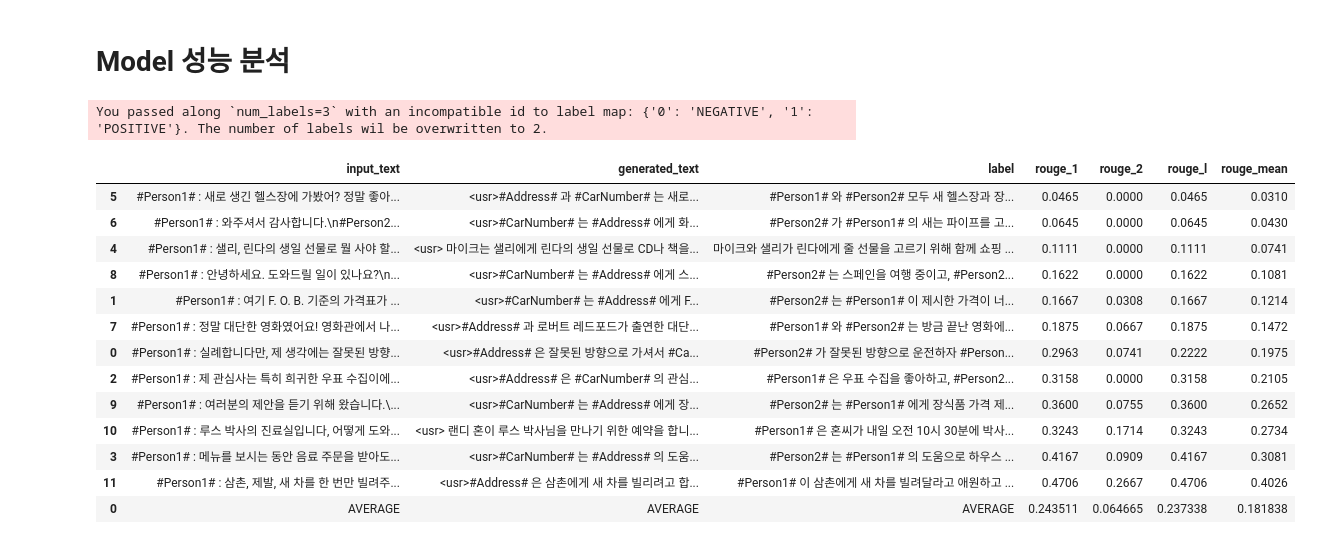
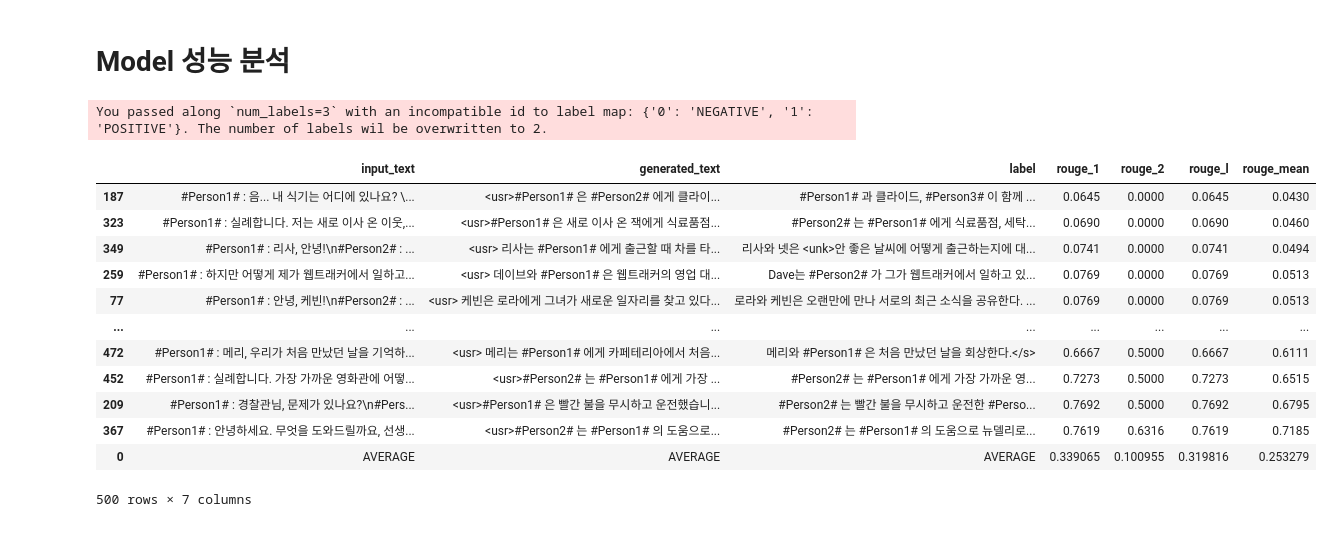
Before and after one commit to UpstageAILab3/upstage-nlp-summarization-nlp2-pub, a Jupyter notebook: main.ipynb, the cells around one changed output. Saved outputs shown, nothing was run; the diff lists cells and outputs as text; code cells hidden in the pictures.

```diff
--- a/main.ipynb
+++ b/main.ipynb
@@ -28,10 +28,11 @@ with open('/root/upstage-nlp-summarization-nlp2/config.yaml', "r") as file:
 
 # Model & Tokenizer
 model_instance = Model(config, device)
-model = model_instance.getModel()
-tokenizer = model_instance.getTokenizer()
+
+tokenizer = model_instance.getT5Tokenizer()
+model = model_instance.getT5Model(tokenizer)
 
 # dataset
-train_dataset = TrainValidDataset(config, tokenizer, is_train=True)
-val_dataset = TrainValidDataset(config, tokenizer, is_train=False)
-test_dataset = TestDataset(config, tokenizer)
+train_dataset = T5TrainValidDataset(config, tokenizer, is_train=True)
+val_dataset = T5TrainValidDataset(config, tokenizer, is_train=False)
+test_dataset = T5TestDataset(config, tokenizer)
@@ -109,22 +89,22 @@ model_path = '/root/upstage-nlp-summarization-nlp2/results/checkpoint-2340'
 # %%
+model_path = '/root/upstage-nlp-summarization-nlp2/results/checkpoint-2337'
 model_analyze = ModelAnalyze(config, tokenizer, device)
-result_df = model_analyze.get_result(valid_dataset, model_path)
+result_df = model_analyze.get_result(val_dataset, model_path)
 result_df
 # %% [output]
 You passed along `num_labels=3` with an incompatible id to label map: {'0': 'NEGATIVE', '1': 'POSITIVE'}. The number of labels wil be overwritten to 2.
 |  | input_text | generated_text | label | rouge_1 | rouge_2 | rouge_l | rouge_mean |
-| 5 | #Person1# : 새로 생긴 헬스장에 가봤어? 정말 좋아... | <usr>#Address# 과 #CarNumber# 는 새로... | #Person1# 와 #Person2# 모두 새 헬스장과 장... | 0.0465 | 0.0000 | 0.0465 | 0.0310 |
-| 6 | #Person1# : 와주셔서 감사합니다.\n#Person2... | <usr>#CarNumber# 는 #Address# 에게 화... | #Person2# 가 #Person1# 의 새는 파이프를 고... | 0.0645 | 0.0000 | 0.0645 | 0.0430 |
-| 4 | #Person1# : 샐리, 린다의 생일 선물로 뭘 사야 할... | <usr> 마이크는 샐리에게 린다의 생일 선물로 CD나 책을... | 마이크와 샐리가 린다에게 줄 선물을 고르기 위해 함께 쇼핑 ... | 0.1111 | 0.0000 | 0.1111 | 0.0741 |
-| 8 | #Person1# : 안녕하세요. 도와드릴 일이 있나요?\n... | <usr>#CarNumber# 는 #Address# 에게 스... | #Person2# 는 스페인을 여행 중이고, #Person2... | 0.1622 | 0.0000 | 0.1622 | 0.1081 |
-| 1 | #Person1# : 여기 F. O. B. 기준의 가격표가 ... | <usr>#CarNumber# 는 #Address# 에게 F... | #Person2# 는 #Person1# 이 제시한 가격이 너... | 0.1667 | 0.0308 | 0.1667 | 0.1214 |
-| 7 | #Person1# : 정말 대단한 영화였어요! 영화관에서 나... | <usr>#Address# 과 로버트 레드포드가 출연한 대단... | #Person1# 와 #Person2# 는 방금 끝난 영화에... | 0.1875 | 0.0667 | 0.1875 | 0.1472 |
-| 0 | #Person1# : 실례합니다만, 제 생각에는 잘못된 방향... | <usr>#Address# 은 잘못된 방향으로 가셔서 #Ca... | #Person2# 가 잘못된 방향으로 운전하자 #Person... | 0.2963 | 0.0741 | 0.2222 | 0.1975 |
-| 2 | #Person1# : 제 관심사는 특히 희귀한 우표 수집이에... | <usr>#Address# 은 #CarNumber# 의 관심... | #Person1# 은 우표 수집을 좋아하고, #Person2... | 0.3158 | 0.0000 | 0.3158 | 0.2105 |
-| 9 | #Person1# : 여러분의 제안을 듣기 위해 왔습니다.\... | <usr>#CarNumber# 는 #Address# 에게 장... | #Person2# 는 #Person1# 에게 장식품 가격 제... | 0.3600 | 0.0755 | 0.3600 | 0.2652 |
-| 10 | #Person1# : 루스 박사의 진료실입니다, 어떻게 도와... | <usr> 랜디 혼이 루스 박사님을 만나기 위한 예약을 합니... | #Person1# 은 혼씨가 내일 오전 10시 30분에 박사... | 0.3243 | 0.1714 | 0.3243 | 0.2734 |
-| 3 | #Person1# : 메뉴를 보시는 동안 음료 주문을 받아도... | <usr>#CarNumber# 는 #Address# 의 도움... | #Person2# 는 #Person1# 의 도움으로 하우스 ... | 0.4167 | 0.0909 | 0.4167 | 0.3081 |
-| 11 | #Person1# : 삼촌, 제발, 새 차를 한 번만 빌려주... | <usr>#Address# 은 삼촌에게 새 차를 빌리려고 합... | #Person1# 이 삼촌에게 새 차를 빌려달라고 애원하고 ... | 0.4706 | 0.2667 | 0.4706 | 0.4026 |
-| 0 | AVERAGE | AVERAGE | AVERAGE | 0.243511 | 0.064665 | 0.237338 | 0.181838 |
+| 187 | #Person1# : 음... 내 식기는 어디에 있나요? \... | <usr>#Person1# 은 #Person2# 에게 클라이... | #Person1# 과 클라이드, #Person3# 이 함께 ... | 0.0645 | 0.0000 | 0.0645 | 0.0430 |
+| 323 | #Person1# : 실례합니다. 저는 새로 이사 온 이웃,... | <usr>#Person1# 은 새로 이사 온 잭에게 식료품점... | #Person2# 는 #Person1# 에게 식료품점, 세탁... | 0.0690 | 0.0000 | 0.0690 | 0.0460 |
+| 349 | #Person1# : 리사, 안녕!\n#Person2# : ... | <usr> 리사는 #Person1# 에게 출근할 때 차를 타... | 리사와 넷은 <unk>안 좋은 날씨에 어떻게 출근하는지에 대... | 0.0741 | 0.0000 | 0.0741 | 0.0494 |
+| 259 | #Person1# : 하지만 어떻게 제가 웹트래커에서 일하고... | <usr> 데이브와 #Person1# 은 웹트래커의 영업 대... | Dave는 #Person2# 가 그가 웹트래커에서 일하고 있... | 0.0769 | 0.0000 | 0.0769 | 0.0513 |
+| 77 | #Person1# : 안녕, 케빈!\n#Person2# : ... | <usr> 케빈은 로라에게 그녀가 새로운 일자리를 찾고 있다... | 로라와 케빈은 오랜만에 만나 서로의 최근 소식을 공유한다. ... | 0.0769 | 0.0000 | 0.0769 | 0.0513 |
+| ... | ... | ... | ... | ... | ... | ... | ... |
+| 472 | #Person1# : 메리, 우리가 처음 만났던 날을 기억하... | <usr> 메리는 #Person1# 에게 카페테리아에서 처음... | 메리와 #Person1# 은 처음 만났던 날을 회상한다.</s> | 0.6667 | 0.5000 | 0.6667 | 0.6111 |
+| 452 | #Person1# : 실례합니다. 가장 가까운 영화관에 어떻... | <usr>#Person2# 는 #Person1# 에게 가장 ... | #Person2# 는 #Person1# 에게 가장 가까운 영... | 0.7273 | 0.5000 | 0.7273 | 0.6515 |
+| 209 | #Person1# : 경찰관님, 문제가 있나요?\n#Pers... | <usr>#Person1# 은 빨간 불을 무시하고 운전했습니... | #Person2# 는 빨간 불을 무시하고 운전한 #Perso... | 0.7692 | 0.5000 | 0.7692 | 0.6795 |
+| 367 | #Person1# : 안녕하세요. 무엇을 도와드릴까요, 선생... | <usr>#Person2# 는 #Person1# 의 도움으로... | #Person2# 는 #Person1# 의 도움으로 뉴델리로... | 0.7619 | 0.6316 | 0.7619 | 0.7185 |
+| 0 | AVERAGE | AVERAGE | AVERAGE | 0.339065 | 0.100955 | 0.319816 | 0.253279 |
+500 rows × 7 columns
 # %%
 result_df.to_csv('/root/upstage-nlp-summarization-nlp2/submits/temp.csv', index=False)
```
Also changed, not shown: parts of 6 cells of this notebook, 11 other files.
